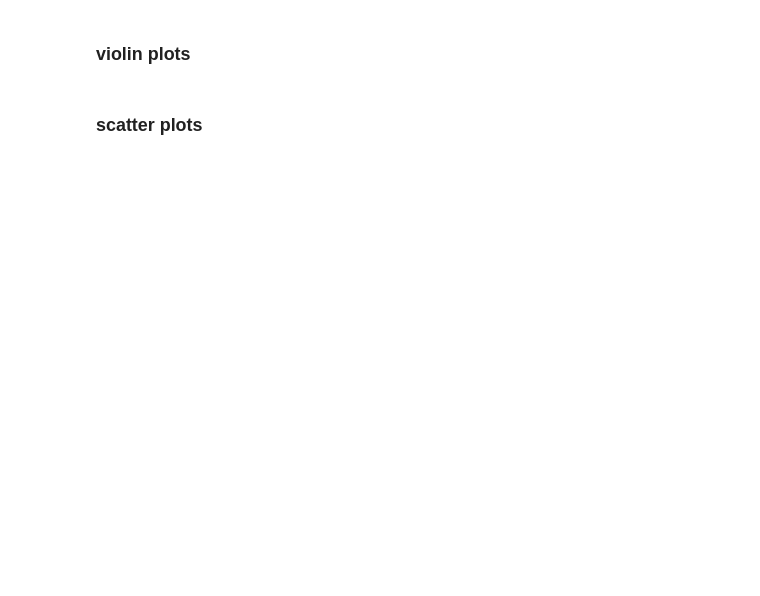
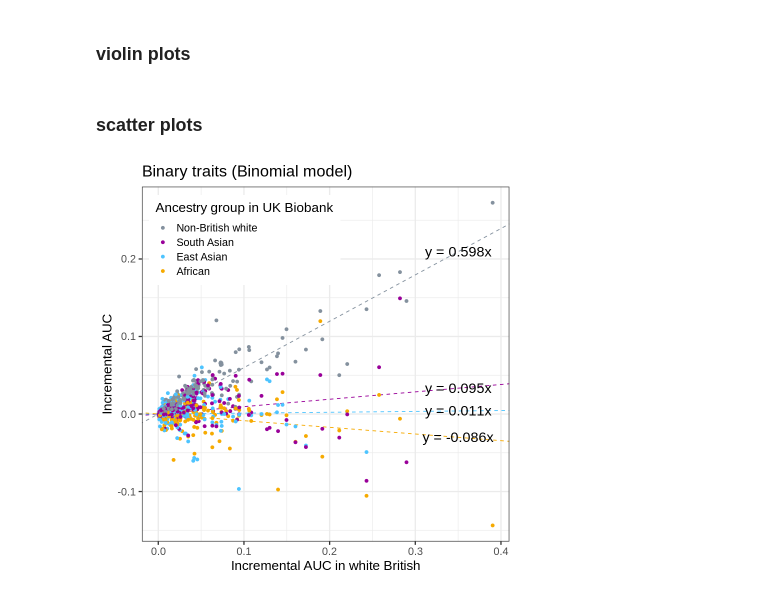
Before and after one commit to rivas-lab/PRS, a Jupyter notebook: src/20211028_freeze/6_plots.ipynb, the cells around one changed output. Drawn from its saved outputs; the diff is of its cells as text; code cells hidden in the pictures; blank space fills up the shorter version.

Commit message:
update plots

```diff
--- a/src/20211028_freeze/6_plots.ipynb
+++ b/src/20211028_freeze/6_plots.ipynb
@@ -859,13 +905,18 @@ ggplot(aes(
 ))
 
 for(split_plot_str in names(get_split_color_dict())){
+    this_slope <- regression_slopes_df %>%
+    filter(family == 'binomial', split_plot == split_plot_str) %>%
+    pull(estimate)
     p_trans_scatter_binomial <- p_trans_scatter_binomial + geom_abline(
         color=get_split_color_dict()[[split_plot_str]],
         linetype = "dashed",
         intercept=0,
-        slope = regression_slopes_df %>%
-        filter(family == 'binomial', split_plot == split_plot_str) %>%
-        pull(estimate)
+        slope = this_slope
+    ) +
+    annotate(
+        geom="text", x = .35, y = .35 * this_slope, color="black", size = 6,
+        label = sprintf('y = %.03fx', this_slope)
     )
 }
 p_trans_scatter_binomial <- p_trans_scatter_binomial +
@@ -889,13 +940,19 @@ ggplot(aes(
 ))
 
 for(split_plot_str in names(get_split_color_dict())){
-    p_trans_scatter_gaussian <- p_trans_scatter_gaussian + geom_abline(
+    this_slope <- regression_slopes_df %>%
+    filter(family == 'gaussian', split_plot == split_plot_str) %>%
+    pull(estimate)
+    p_trans_scatter_gaussian <- p_trans_scatter_gaussian +
+    geom_abline(
         color=get_split_color_dict()[[split_plot_str]],
         linetype = "dashed",
         intercept=0,
-        slope = regression_slopes_df %>%
-        filter(family == 'gaussian', split_plot == split_plot_str) %>%
-        pull(estimate)
+        slope = this_slope
+    ) +
+    annotate(
+        geom="text", x = .3, y = .3 * this_slope, color="black", size = 6,
+        label = sprintf('y = %.03fx', this_slope)
     )
 }
 p_trans_scatter_gaussian <- p_trans_scatter_gaussian +
@@ -909,6 +966,10 @@ labs(
     color = 'Ancestry group in UK Biobank'
 ) +
 theme(legend.position = c(.28,.85))
+# %%
+p_trans_scatter_binomial
+# %% [output]
+[figure, added]
 # %%
 for(ext in c('png', 'pdf')){ggsave(
     sprintf('transferability.%s', ext),
```
Also changed, not shown: parts of 4 cells of this notebook, 8 other files.
